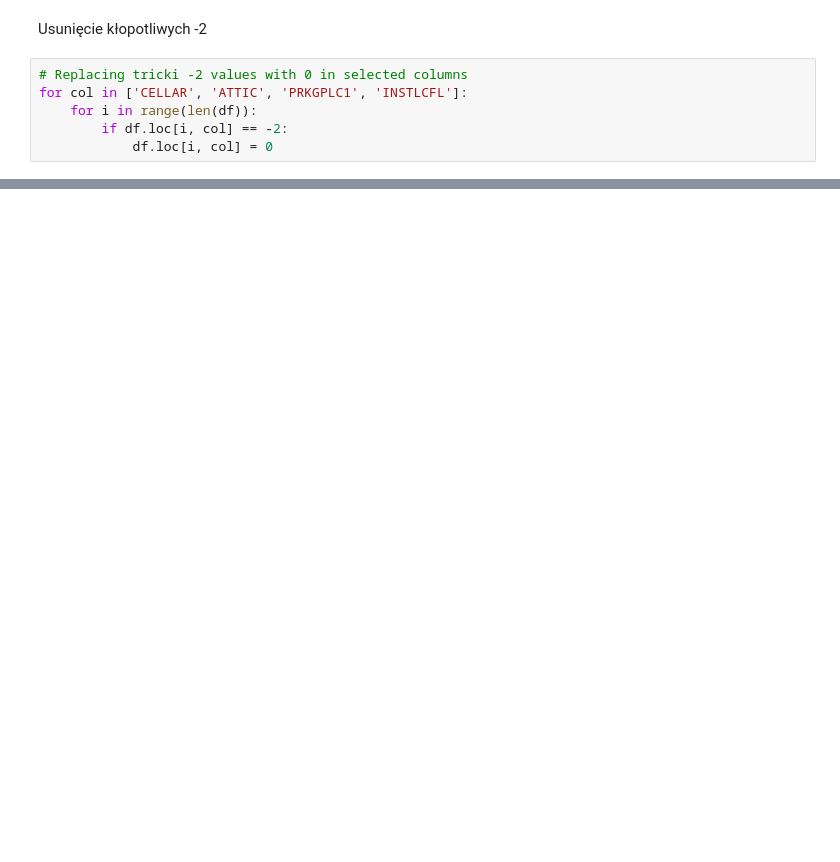
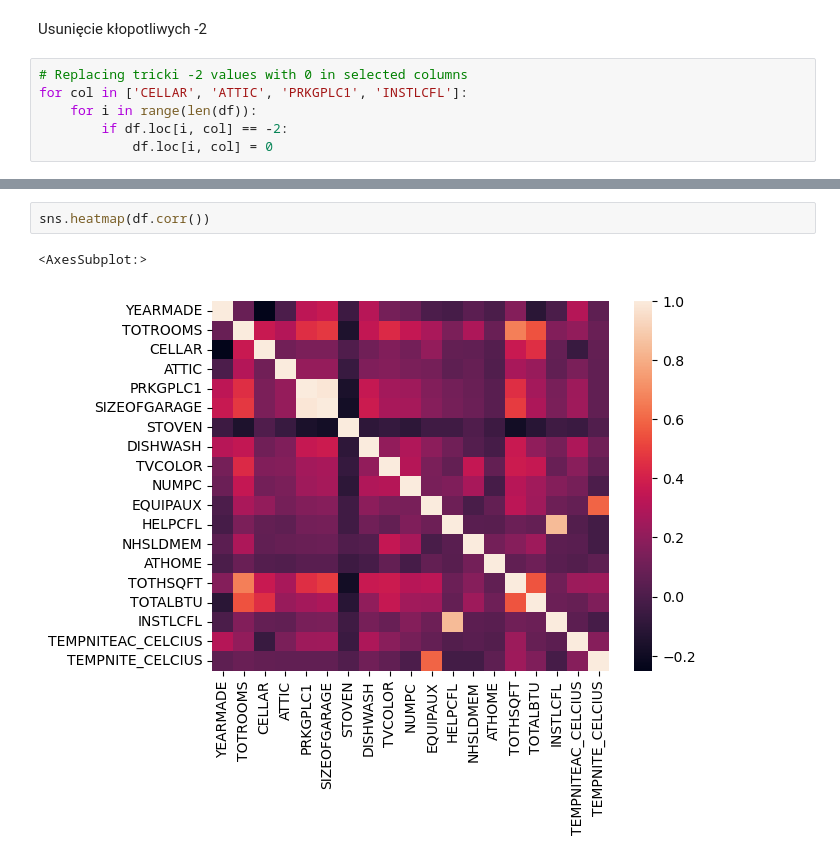
Before and after one commit to KTFish/Golem0_BITEhack2023, a Jupyter notebook: cleaning house hold data.ipynb, the cells around one changed output, grey strips where cells are left out. Cells and saved outputs as stored; diff of their text form; blank space fills up the shorter version.

```diff
--- a/cleaning house hold data.ipynb
+++ b/cleaning house hold data.ipynb
@@ -81,0 +78,5 @@ array([[<AxesSubplot:title={'center':'YEARMADE'}>,
+# %%
+sns.heatmap(df.corr())
+# %% [output]
+<AxesSubplot:>
+[figure, added]
```
Also changed, not shown: parts of 14 cells of this notebook.
